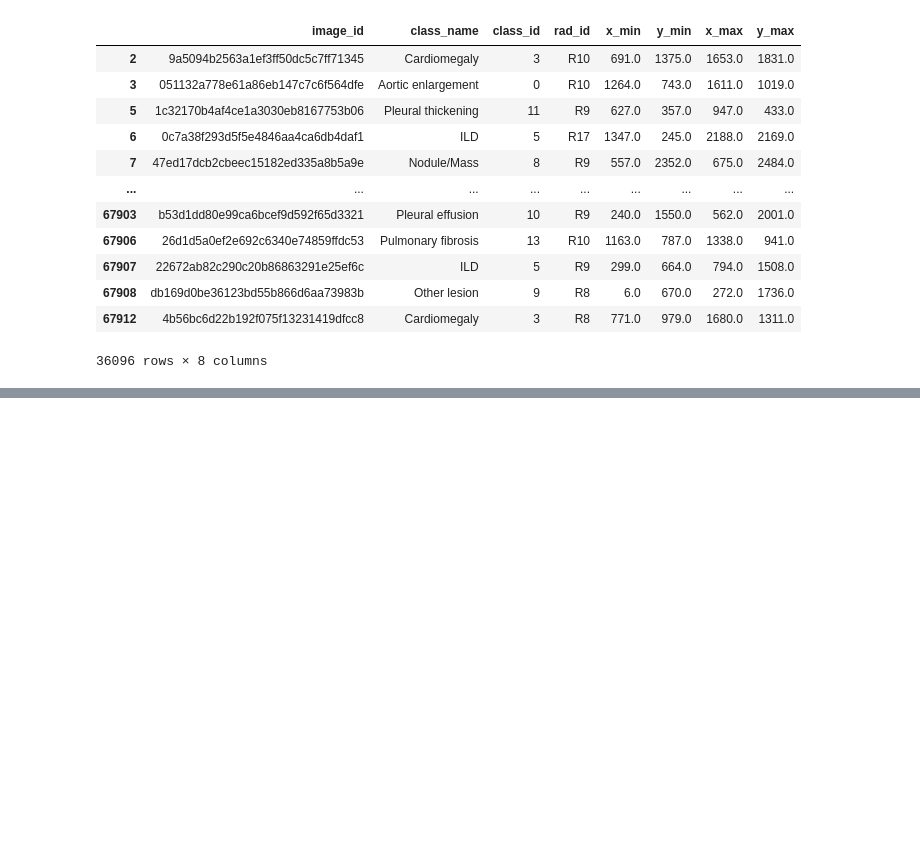
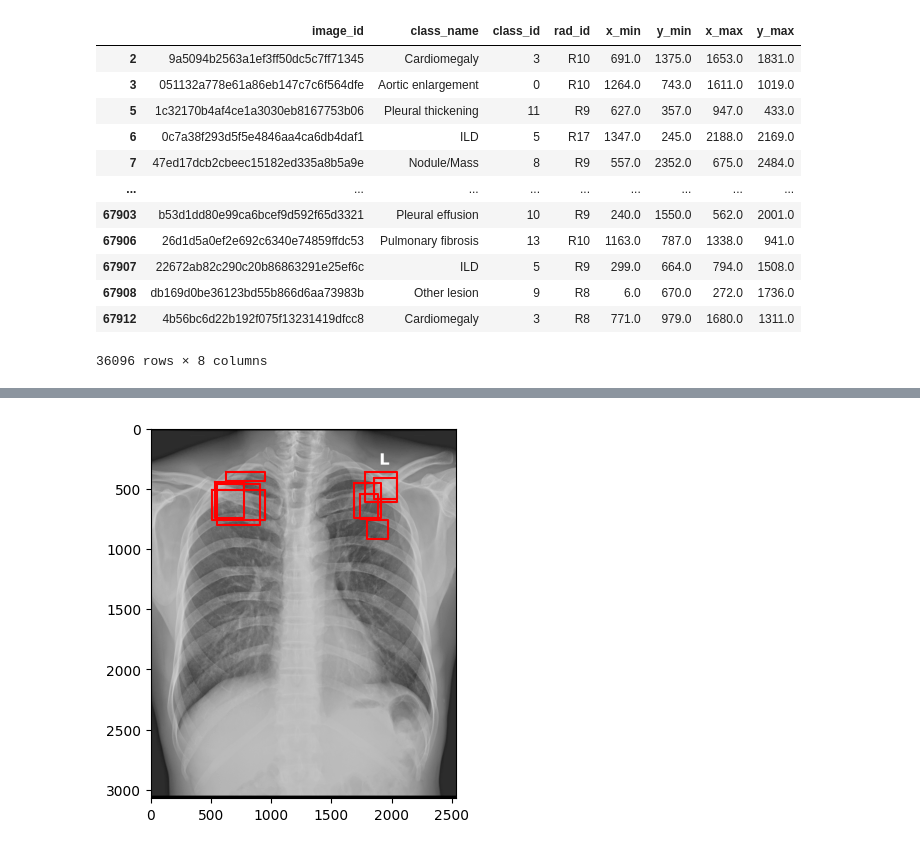
Before and after one commit to AmarHek/XrayDetection, a Jupyter notebook: src/dataset_exploration.ipynb, the cells around one changed output, grey strips where cells are left out. Saved outputs shown, nothing was run; the diff lists cells and outputs as text; code cells hidden in the pictures; blank space fills up the shorter version.

```diff
--- a/dataset_exploration.ipynb
+++ b/src/dataset_exploration.ipynb
@@ -204,0 +305,19 @@ for dicom_path in dicom_paths:
+# %%
+# let's draw the annotations again, this time with the normalized coordinates
+plt.imshow(image.pixel_array, cmap="gray")
+
+# let's draw the annotations
+for i in range(len(group)):
+    x_cen = x_center.iloc[i] * image_shape[1]
+    y_cen = y_center.iloc[i] * image_shape[0]
+    w = width.iloc[i] * image_shape[1]
+    h = height.iloc[i] * image_shape[0]
+
+    x_min = x_cen - w / 2
+    y_min = y_cen - h / 2
+    x_max = x_cen + w / 2
+    y_max = y_cen + h / 2
+
+    plt.plot([x_min, x_max, x_max, x_min, x_min], [y_min, y_min, y_max, y_max, y_min], color="red")
+# %% [output]
+[figure, added]
```
Also changed, not shown: parts of 15 cells of this notebook.
